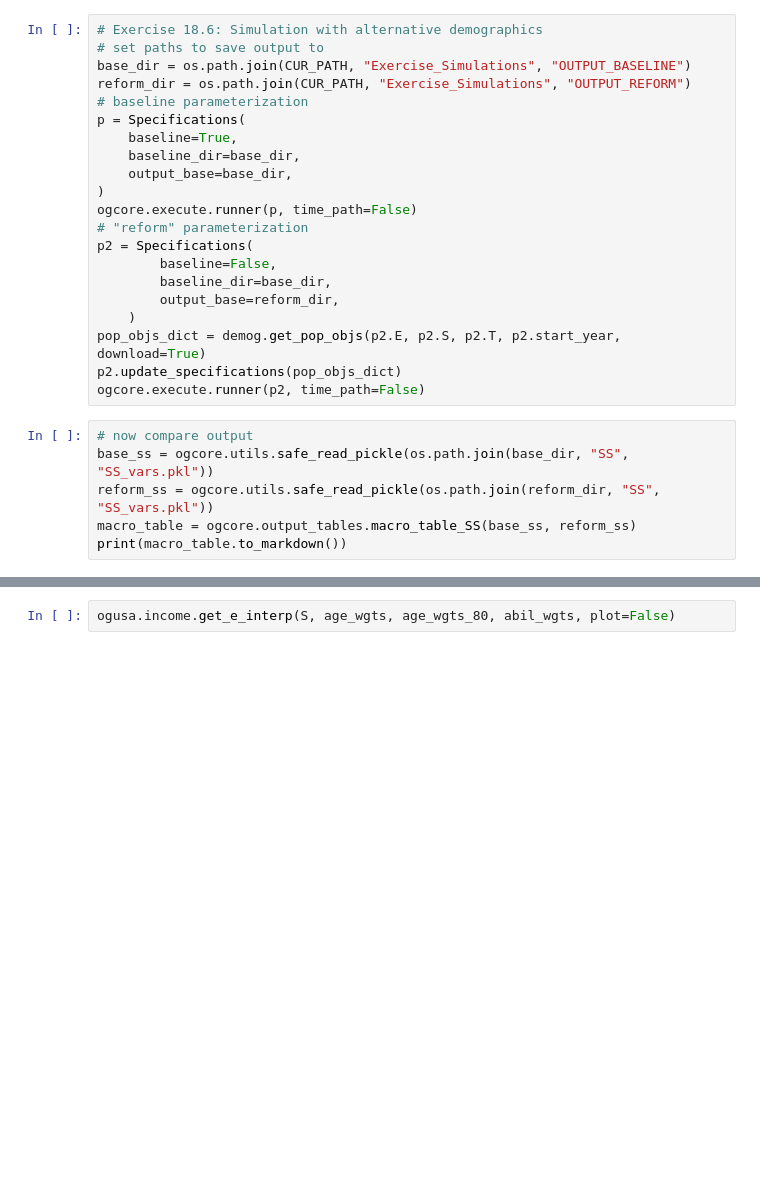
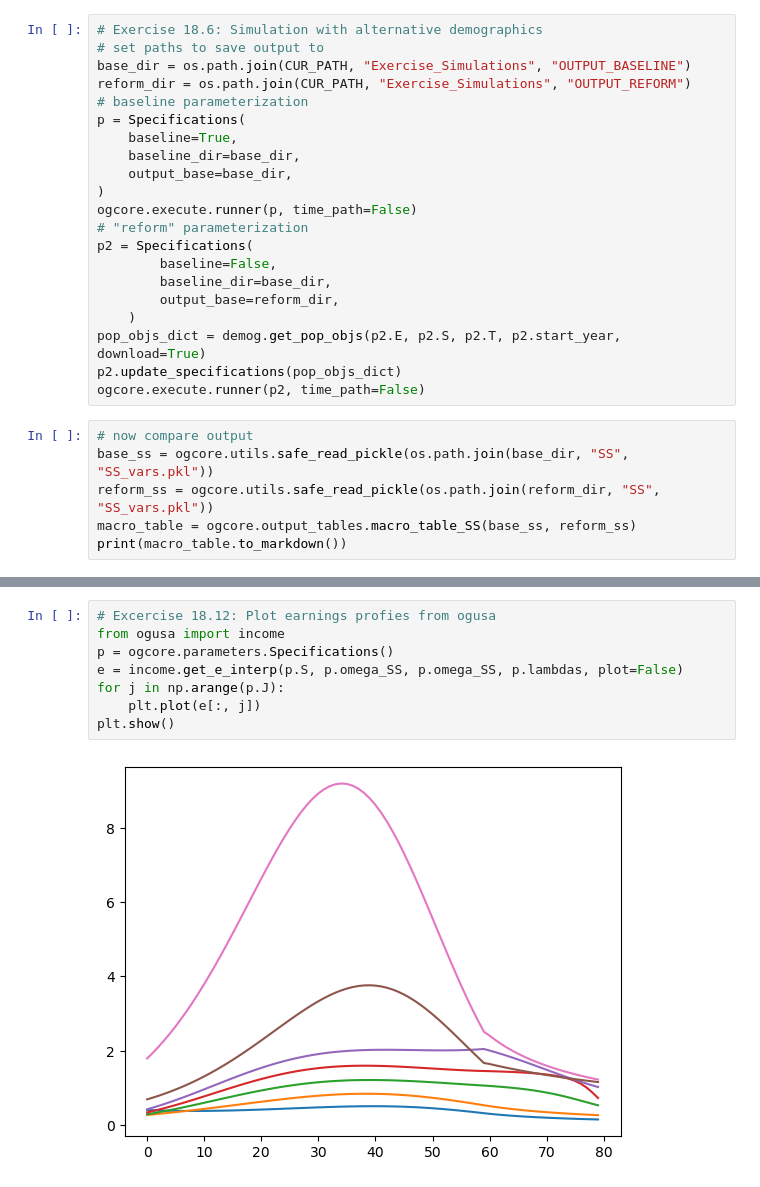
Before and after one commit to jdebacker/UN-OG-Training, a Jupyter notebook: code/Exercise_Solutions.ipynb, the cells around one changed output, grey strips where cells are left out. Cells and saved outputs as stored; diff of their text form; blank space fills up the shorter version.

Commit message:
add income processes exercise solutions

```diff
--- a/code/Exercise_Solutions.ipynb
+++ b/code/Exercise_Solutions.ipynb
@@ -678,2 +564,10 @@ ModuleNotFoundError: No module named 'ogusa'
-# %%
-ogusa.income.get_e_interp(S, age_wgts, age_wgts_80, abil_wgts, plot=False)
+# %%
+# Excercise 18.12: Plot earnings profies from ogusa
+from ogusa import income
+p = ogcore.parameters.Specifications()
+e = income.get_e_interp(p.S, p.omega_SS, p.omega_SS, p.lambdas, plot=False)
+for j in np.arange(p.J):
+    plt.plot(e[:, j])
+plt.show()
+# %% [output]
+[figure, added]
```
Also changed, not shown: parts of 21 cells of this notebook.
